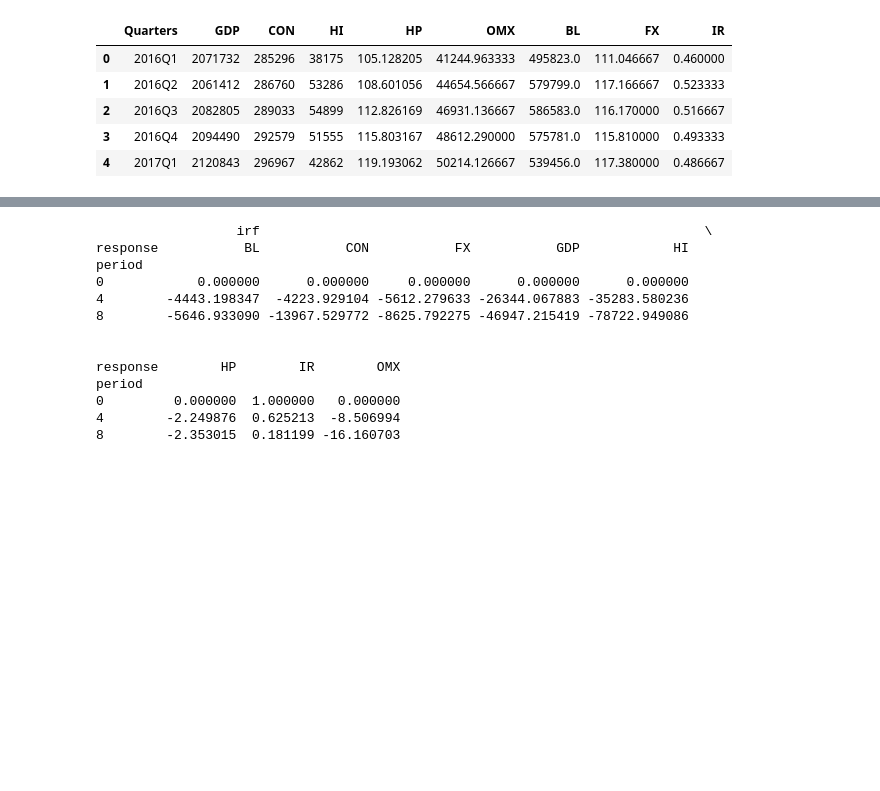
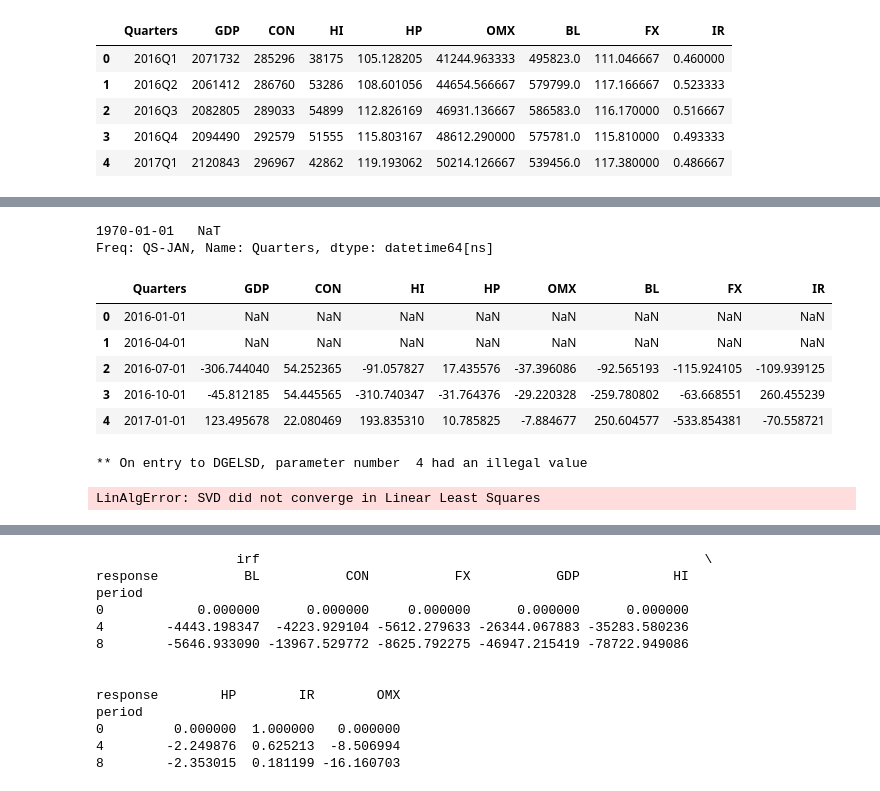
Before and after one commit to anahatkc/DataProject_526, a Jupyter notebook: data_chanya.ipynb, the cells around one changed output, grey strips where cells are left out. Saved outputs shown, nothing was run; the diff lists cells and outputs as text; code cells hidden in the pictures; blank space fills up the shorter version.

```diff
--- a/data_chanya.ipynb
+++ b/data_chanya.ipynb
@@ -188,3 +192,30 @@ dtype: object
+# %%
+final_df['Quarters'] = pd.to_datetime(final_df['Quarters'])
+final_df = final_df['Quarters'].asfreq('QS-JAN')
+final_df.head()
+# %% [output]
+1970-01-01   NaT
+Freq: QS-JAN, Name: Quarters, dtype: datetime64[ns]
+# %%
+# List of columns to calculate percentage change
+columns = ['GDP', 'CON', 'HI', 'HP', 'OMX', 'BL', 'FX', 'IR']
+
+# Calculate percentage change
+for col in columns:
+    final_df[col] = final_df[col].pct_change()
+
+# Convert to percentage
+final_df[columns] = final_df[columns] * 100
+
+# Print the DataFrame
+final_df.head()
+# %% [output]
+|  | Quarters | GDP | CON | HI | HP | OMX | BL | FX | IR |
+| 0 | 2016-01-01 | NaN | NaN | NaN | NaN | NaN | NaN | NaN | NaN |
+| 1 | 2016-04-01 | NaN | NaN | NaN | NaN | NaN | NaN | NaN | NaN |
+| 2 | 2016-07-01 | -306.744040 | 54.252365 | -91.057827 | 17.435576 | -37.396086 | -92.565193 | -115.924105 | -109.939125 |
+| 3 | 2016-10-01 | -45.812185 | 54.445565 | -310.740347 | -31.764376 | -29.220328 | -259.780802 | -63.668551 | 260.455239 |
+| 4 | 2017-01-01 | 123.495678 | 22.080469 | 193.835310 | 10.785825 | -7.884677 | 250.604577 | -533.854381 | -70.558721 |
 # %%
 # Convert DataFrame to NumPy array
 endog_data = final_df[['GDP', 'CON', 'HI', 'HP', 'OMX', 'BL', 'FX', 'IR']].to_numpy()
@@ -203,4 +234,32 @@ B_matrix = np.array([
 
 # Define SVAR Model
 svar_model = SVAR(endog=endog_data, svar_type='B', A=None, B=B_matrix, dates=final_df['Quarters'])
+# %%
+# Drop the first row of the DataFrame
+svar_model.endog = svar_model.endog[1:]
+
+# Fit the model
+# Fit the model with increased maxiter
+result = svar_model.fit(maxiter= 10000)
+
+# Use this index for the impulse parameter
+irf = result.irf(periods=16)
+
+# Create a figure with multiple subplots
+fig = irf.plot(impulse=impulse_index, plot_stderr=True, subplot_params={'figsize': (10, 20)})
+
+# Loop over the axes and set the title
+for i, ax in enumerate(fig.axes):
+    ax.set_title(f'{var_names[i]}', fontsize=14)
+    ax.grid(True)
+    ax.autoscale(enable=True, axis='y', tight=True)  # Automatically adjust y-axis limits
+
+# Set the overall title
+fig.suptitle('Responses to a 1 standard deviation shock to Interest Rates', fontsize=16)
+
+plt.tight_layout()
+plt.show()
+# %% [output]
+** On entry to DGELSD, parameter number  4 had an illegal value
+LinAlgError: SVD did not converge in Linear Least Squares
 # %%
```
Also changed, not shown: parts of 3 cells of this notebook.
